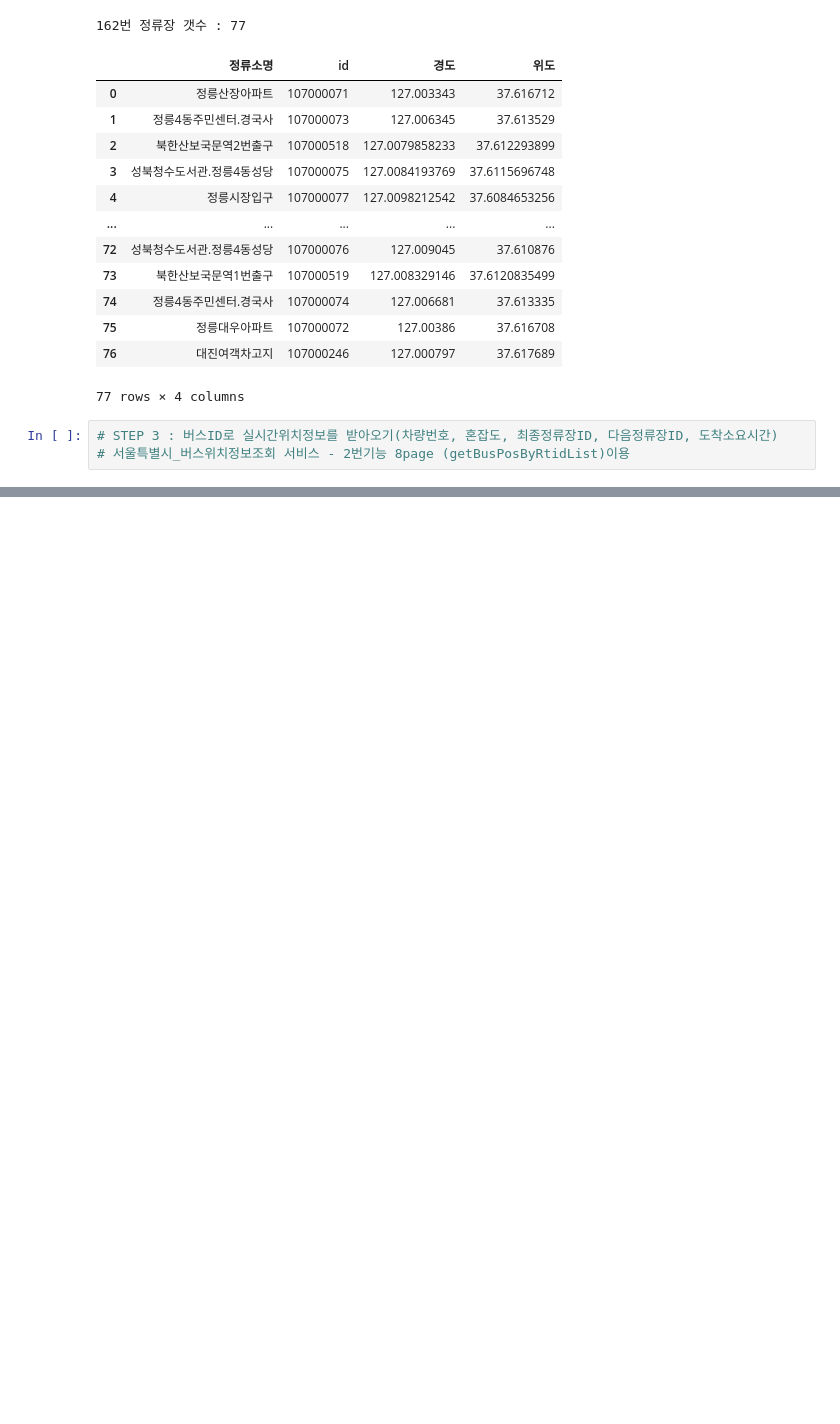
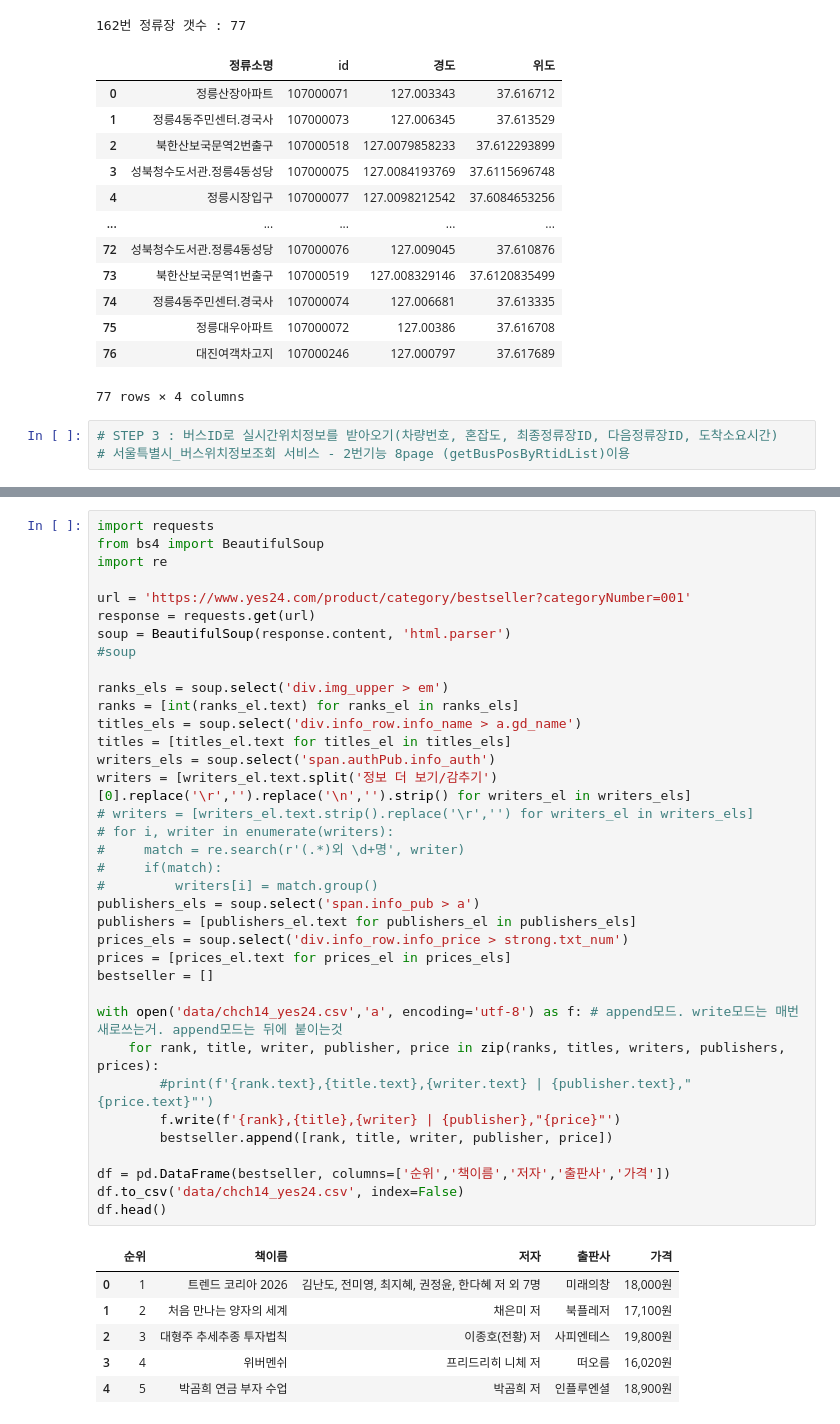
Before and after one commit to Hyo0806/ai, a Jupyter notebook: source/01_python/ch14_웹데이터수집1_정적_공공api.ipynb, the cells around one changed output, grey strips where cells are left out. Drawn from its saved outputs; the diff is of its cells as text; blank space fills up the shorter version.

```diff
--- a/source/01_python/ch14_웹데이터수집1_정적_공공api.ipynb
+++ b/source/01_python/ch14_웹데이터수집1_정적_공공api.ipynb
@@ -1199,0 +1258,43 @@ df_position
+# %%
+import requests
+from bs4 import BeautifulSoup
+import re
+
+url = 'https://www.yes24.com/product/category/bestseller?categoryNumber=001'
+response = requests.get(url)
+soup = BeautifulSoup(response.content, 'html.parser')
+#soup
+
+ranks_els = soup.select('div.img_upper > em')
+ranks = [int(ranks_el.text) for ranks_el in ranks_els]
+titles_els = soup.select('div.info_row.info_name > a.gd_name')
+titles = [titles_el.text for titles_el in titles_els]
+writers_els = soup.select('span.authPub.info_auth')
+writers = [writers_el.text.split('정보 더 보기/감추기')[0].replace('\r','').replace('\n','').strip() for writers_el in writers_els]
+# writers = [writers_el.text.strip().replace('\r','') for writers_el in writers_els]
+# for i, writer in enumerate(writers):
+#     match = re.search(r'(.*)외 \d+명', writer)
+#     if(match):
+#         writers[i] = match.group()
+publishers_els = soup.select('span.info_pub > a')
+publishers = [publishers_el.text for publishers_el in publishers_els]
+prices_els = soup.select('div.info_row.info_price > strong.txt_num')
+prices = [prices_el.text for prices_el in prices_els]
+bestseller = []
+
+with open('data/chch14_yes24.csv','a', encoding='utf-8') as f: # append모드. write모드는 매번 새로쓰는거. append모드는 뒤에 붙이는것
+    for rank, title, writer, publisher, price in zip(ranks, titles, writers, publishers, prices):
+        #print(f'{rank.text},{title.text},{writer.text} | {publisher.text},"{price.text}"')
+        f.write(f'{rank},{title},{writer} | {publisher},"{price}"')
+        bestseller.append([rank, title, writer, publisher, price])
+
+df = pd.DataFrame(bestseller, columns=['순위','책이름','저자','출판사','가격'])
+df.to_csv('data/chch14_yes24.csv', index=False)
+df.head()
+# %% [output]
+|  | 순위 | 책이름 | 저자 | 출판사 | 가격 |
+| 0 | 1 | 트렌드 코리아 2026 | 김난도, 전미영, 최지혜, 권정윤, 한다혜 저 외 7명 | 미래의창 | 18,000원 |
+| 1 | 2 | 처음 만나는 양자의 세계 | 채은미 저 | 북플레저 | 17,100원 |
+| 2 | 3 | 대형주 추세추종 투자법칙 | 이종호(전황) 저 | 사피엔테스 | 19,800원 |
+| 3 | 4 | 위버멘쉬 | 프리드리히 니체 저 | 떠오름 | 16,020원 |
+| 4 | 5 | 박곰희 연금 부자 수업 | 박곰희 저 | 인플루엔셜 | 18,900원 |
```
Also changed, not shown: parts of 11 cells of this notebook, 6 other files.
